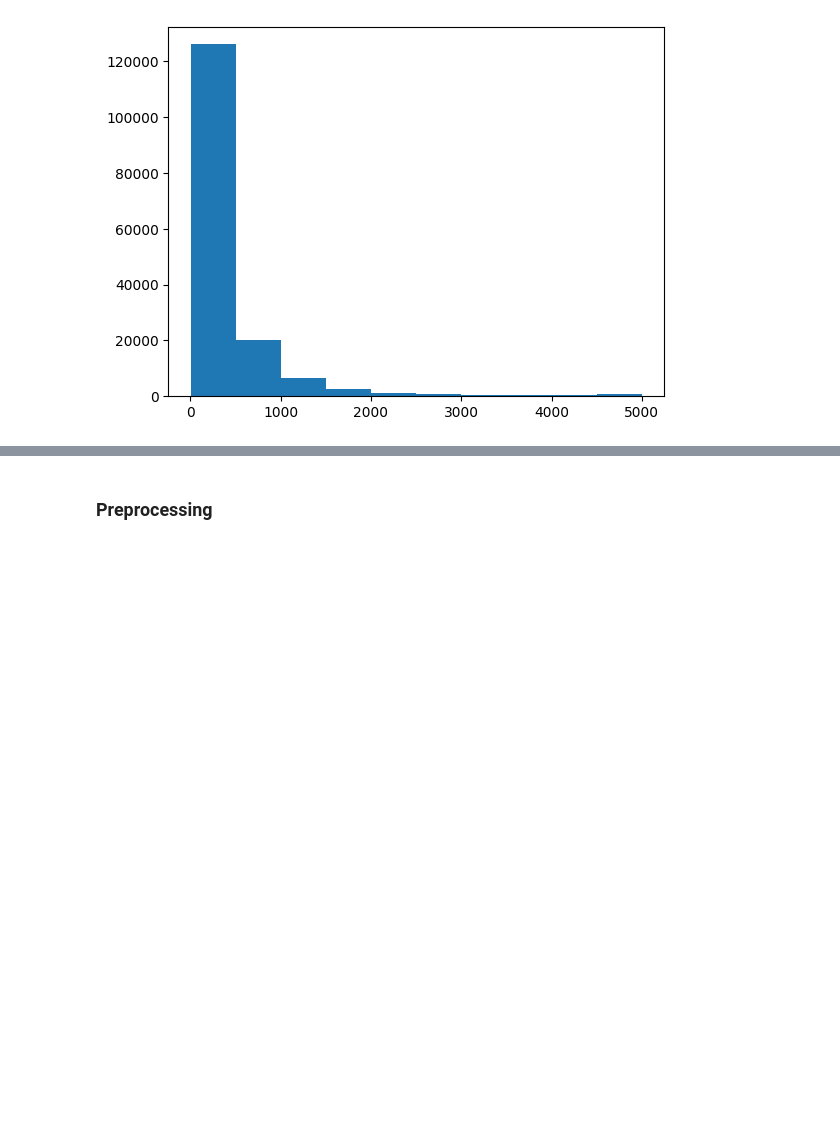
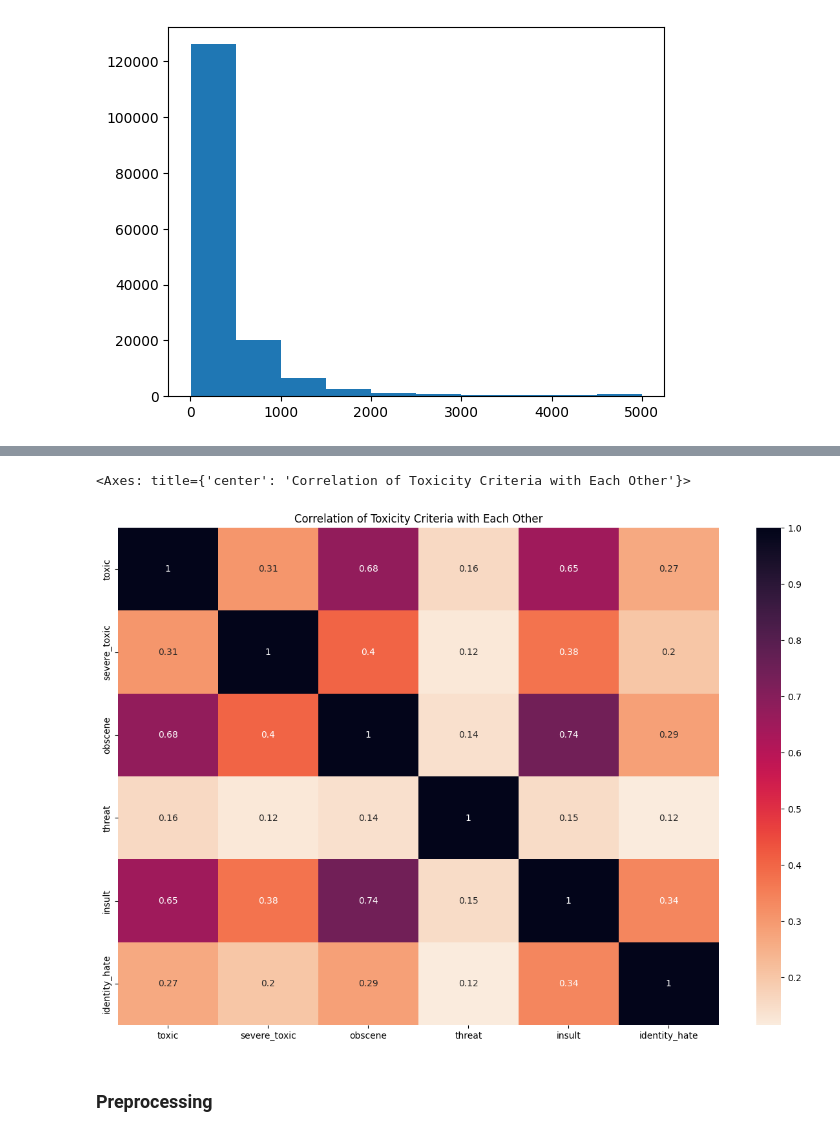
Before and after one commit to nilaydatta1234/Toxicity-Classifier, a Jupyter notebook: Toxicity.ipynb, the cells around one changed output, grey strips where cells are left out. Cells and saved outputs as stored; diff of their text form; code cells hidden in the pictures; blank space fills up the shorter version.

```diff
--- a/Toxicity.ipynb
+++ b/Toxicity.ipynb
@@ -59,2 +104,13 @@ plt.bar(x,y)
+# %%
+fig, ax = plt.subplots(figsize=(15, 10))
+
+labels_list = ['toxic', 'severe_toxic', 'obscene',
+				'threat', 'insult', 'identity_hate']
+plt.title('Correlation of Toxicity Criteria with Each Other')
+
+sns.heatmap(train_data[labels_list].corr(),cmap='rocket_r', annot=True)
+# %% [output]
+<Axes: title={'center': 'Correlation of Toxicity Criteria with Each Other'}>
+[figure, added]
 # %% [markdown]
 ### Preprocessing
```
Also changed, not shown: parts of 45 cells of this notebook, 1 other file.
